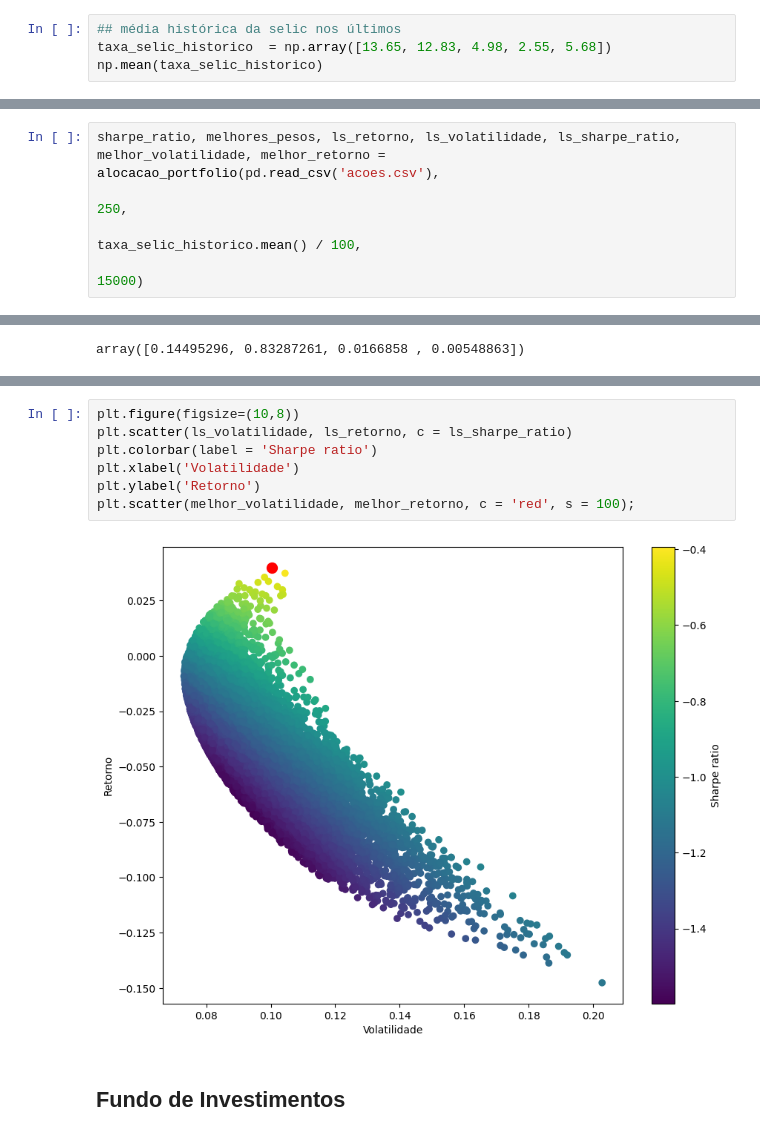
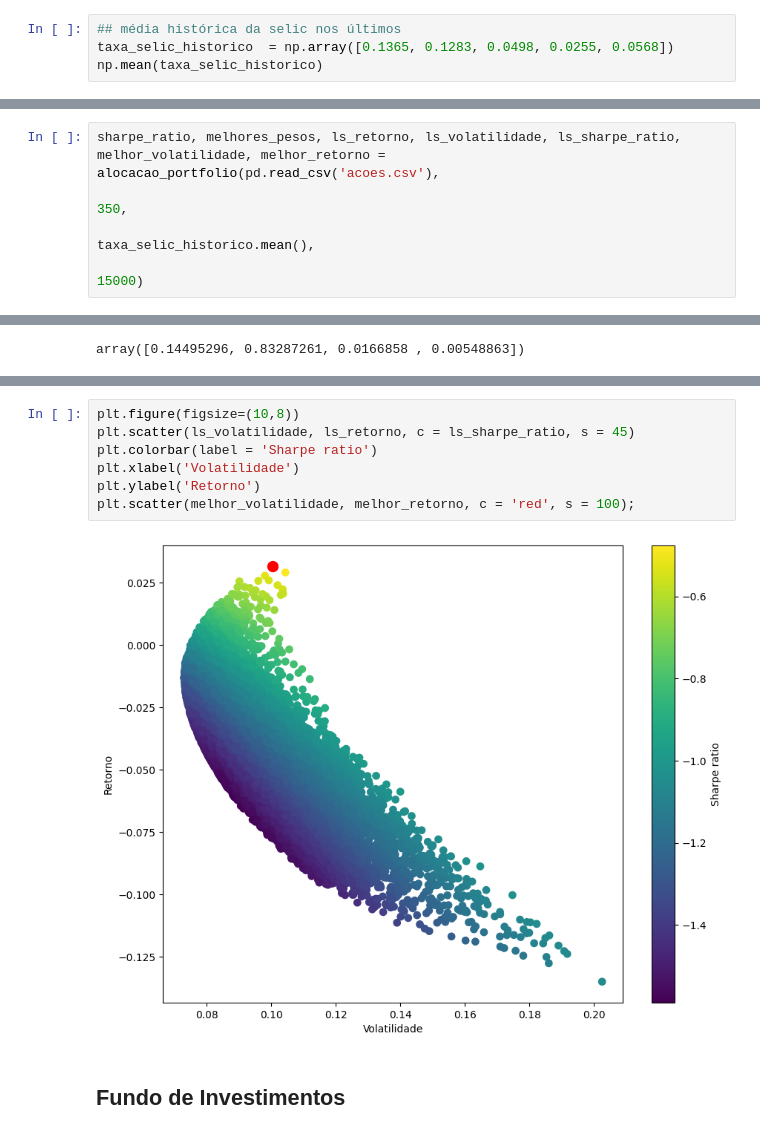
Before and after one commit to cantaruttim/Rotinas, a Jupyter notebook: Carteira_v2.ipynb, the cells around one changed output, grey strips where cells are left out. Saved outputs shown, nothing was run; the diff lists cells and outputs as text.

```diff
--- a/Carteira_v2.ipynb
+++ b/Carteira_v2.ipynb
@@ -139,5 +143,5 @@ evolucao_patrimonio_investido(dataset, datas)
 ## Sharpe Ratio
 # %%
 ## média histórica da selic nos últimos
-taxa_selic_historico  = np.array([13.65, 12.83, 4.98, 2.55, 5.68])
+taxa_selic_historico  = np.array([0.1365, 0.1283, 0.0498, 0.0255, 0.0568])
 np.mean(taxa_selic_historico)
@@ -200,8 +202,8 @@ def alocacao_portfolio(dataset, dinheiro_total, sem_risco, repeticoes):
   return melhor_sharpe_ratio, melhores_pesos, lista_retorno_esperado, lista_volatilidade_esperada, lista_sharpe_ratio, melhor_volatilidade, melhor_retorno
 # %%
 sharpe_ratio, melhores_pesos, ls_retorno, ls_volatilidade, ls_sharpe_ratio, melhor_volatilidade, melhor_retorno = alocacao_portfolio(pd.read_csv('acoes.csv'),
-                                                                                                                                     250,
-                                                                                                                                     taxa_selic_historico.mean() / 100,
+                                                                                                                                     350,
+                                                                                                                                     taxa_selic_historico.mean(),
                                                                                                                                      15000)
 # %%
 ## 100, 5000 => 1.2454374630888962
@@ -230,12 +232,12 @@ acoes_pesos, soma_valor
 # %%
 plt.figure(figsize=(10,8))
-plt.scatter(ls_volatilidade, ls_retorno, c = ls_sharpe_ratio)
+plt.scatter(ls_volatilidade, ls_retorno, c = ls_sharpe_ratio, s = 45)
 plt.colorbar(label = 'Sharpe ratio')
 plt.xlabel('Volatilidade')
 plt.ylabel('Retorno')
 plt.scatter(melhor_volatilidade, melhor_retorno, c = 'red', s = 100);
 # %% [output]
-[figure, old version]
+[figure, new version]
 # %% [markdown]
 ## Fundo de Investimentos
 
```
Also changed, not shown: parts of 22 cells of this notebook.
